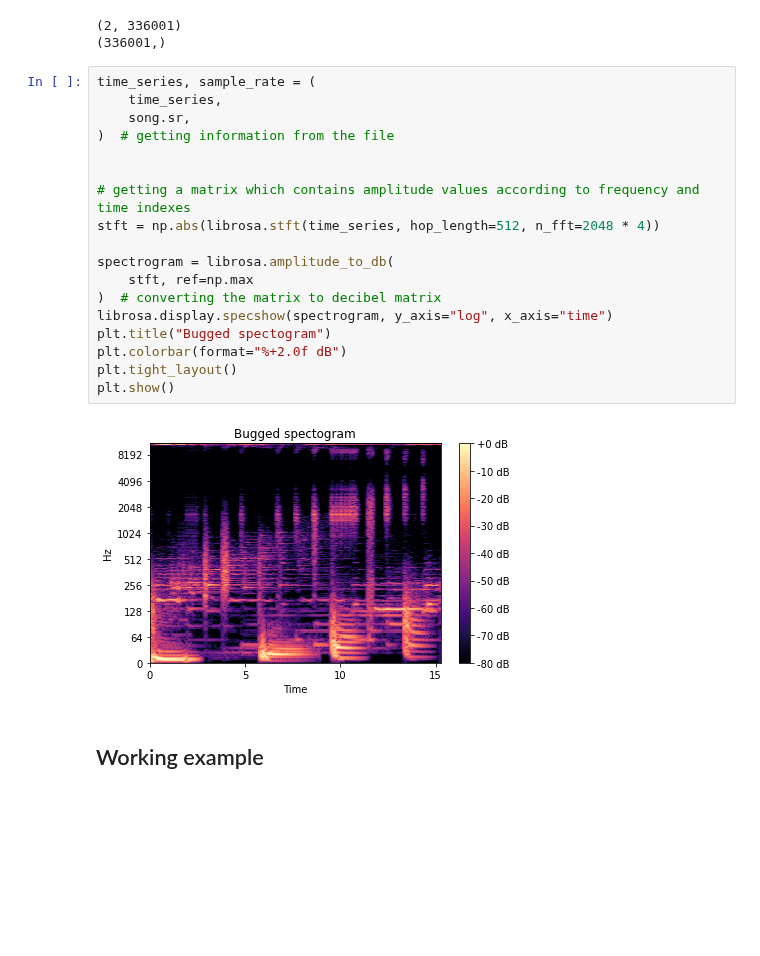
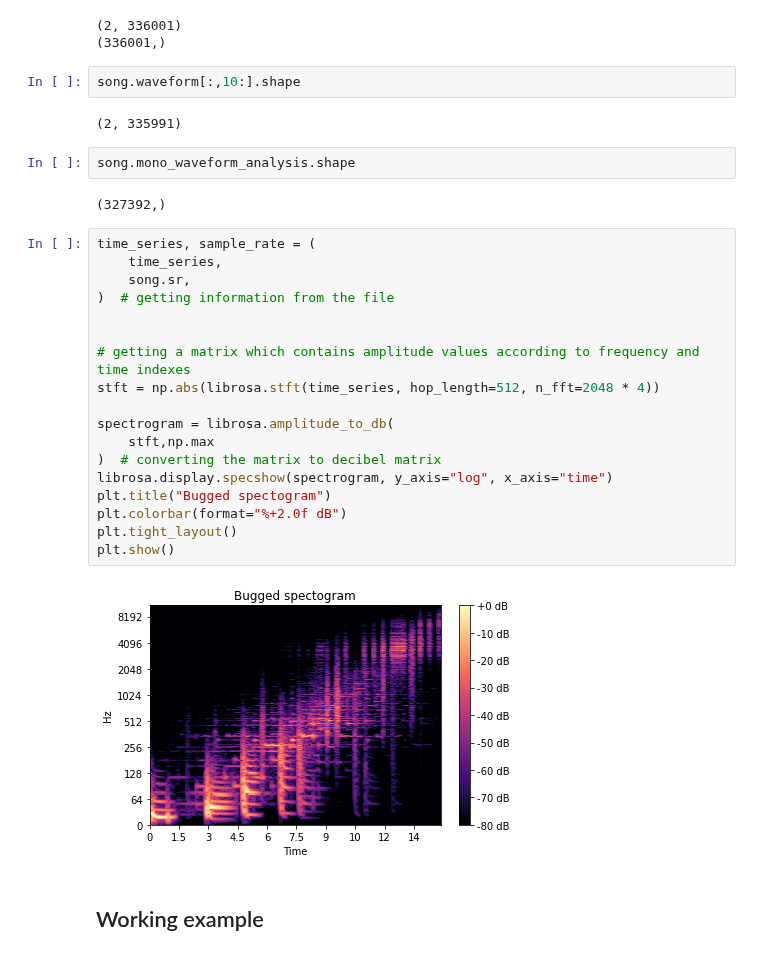
Before and after one commit to julienbeisel/sunflower, a Jupyter notebook: notebooks/Issue with the loader.ipynb, the cells around one changed output. Drawn from its saved outputs; the diff is of its cells as text; blank space fills up the shorter version.

```diff
--- a/notebooks/Issue with the loader.ipynb
+++ b/notebooks/Issue with the loader.ipynb
@@ -23,26 +29,34 @@ print(time_series.shape)
 # %% [output]
 (2, 336001)
 (336001,)
+# %%
+song.waveform[:,10:].shape
+# %% [output]
+(2, 335991)
+# %%
+song.mono_waveform_analysis.shape
+# %% [output]
+(327392,)
 # %%
 time_series, sample_rate = (
     time_series,
     song.sr,
 )  # getting information from the file
 
 
 # getting a matrix which contains amplitude values according to frequency and time indexes
 stft = np.abs(librosa.stft(time_series, hop_length=512, n_fft=2048 * 4))
 
 spectrogram = librosa.amplitude_to_db(
-    stft, ref=np.max
+    stft,np.max
 )  # converting the matrix to decibel matrix
 librosa.display.specshow(spectrogram, y_axis="log", x_axis="time")
 plt.title("Bugged spectogram")
 plt.colorbar(format="%+2.0f dB")
 plt.tight_layout()
 plt.show()
 # %% [output]
-[figure, old version]
+[figure, new version]
 # %% [markdown]
 ## Working example
 # %%
```
Also changed, not shown: parts of 2 cells of this notebook, 5 other files.
